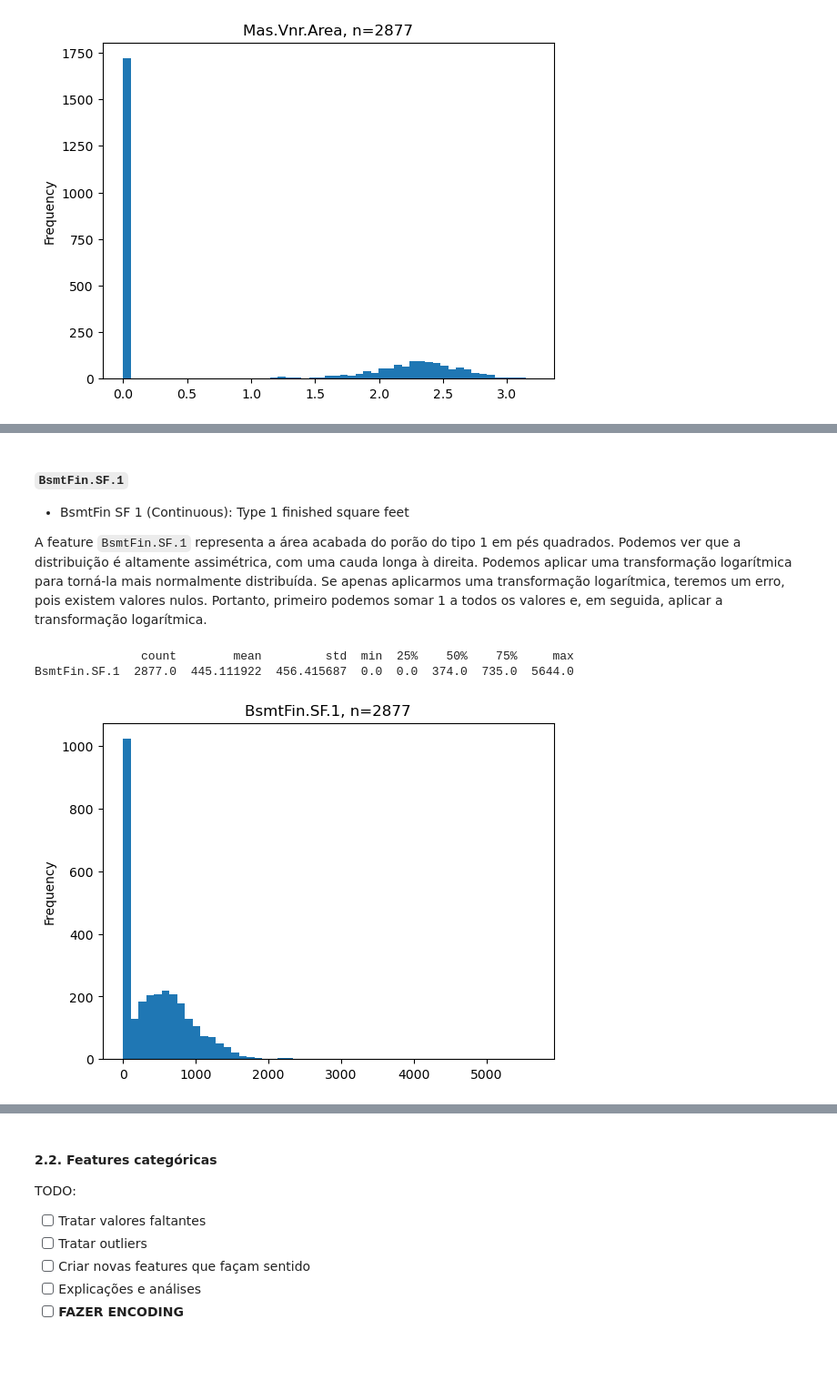
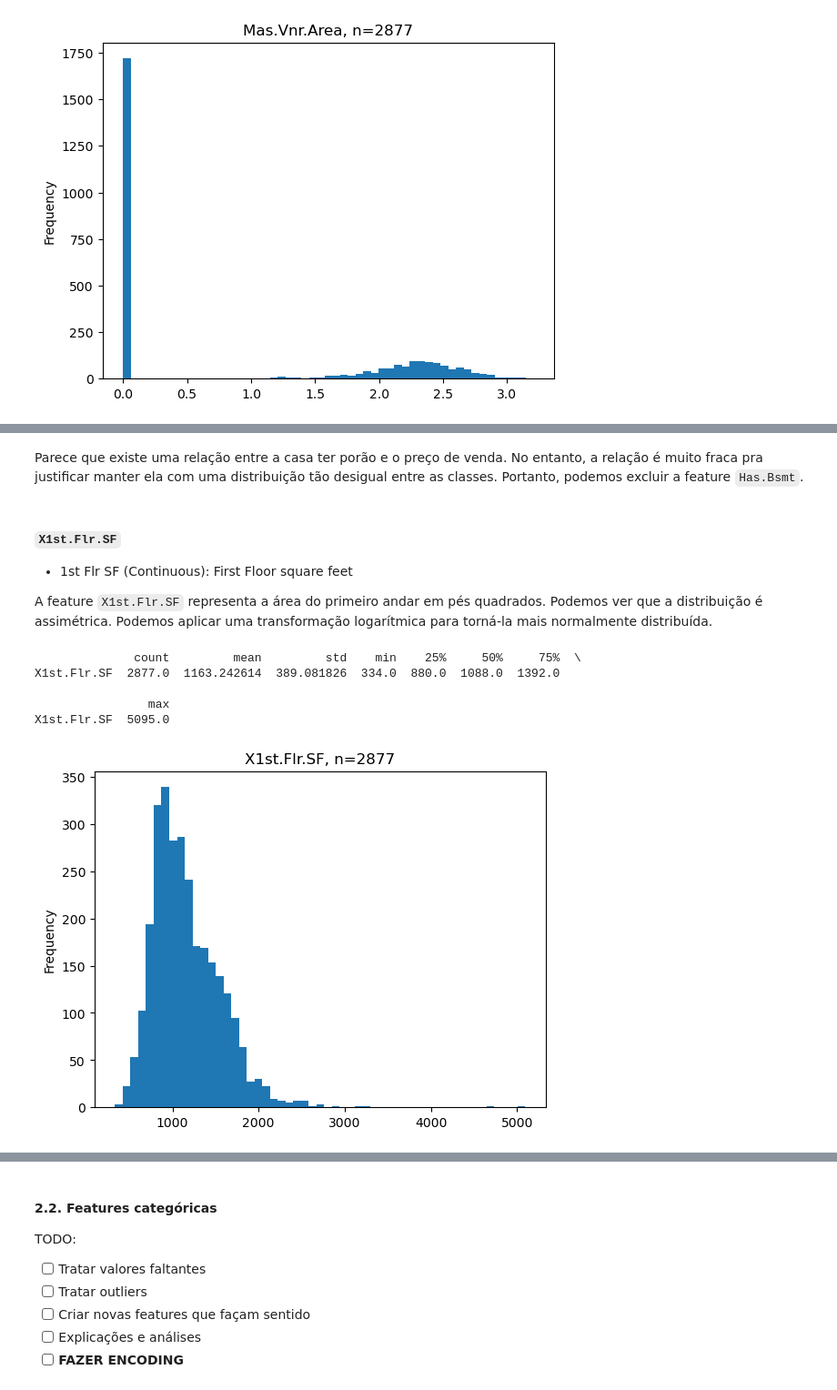
Before and after one commit to ArthurCisotto/Projeto1_MachineLearning_23.2, a Jupyter notebook: notebooks/04_projeto.ipynb, the cells around one changed output, grey strips where cells are left out. Shown at 91% size. Cells and saved outputs as stored; diff of their text form; code cells hidden in the pictures; blank space fills up the shorter version.

```diff
--- a/notebooks/04_projeto.ipynb
+++ b/notebooks/04_projeto.ipynb
@@ -147,0 +199,2 @@ Mas.Vnr.Area  2877.0  0.916184  1.141249  0.0  0.0  0.0  2.222716  3.204391
+# %%
+model_data.drop(['BsmtFin.SF.1', 'BsmtFin.SF.2', 'Bsmt.Unf.SF'], axis=1, inplace=True)
@@ -147,0 +210,3 @@ Mas.Vnr.Area  2877.0  0.916184  1.141249  0.0  0.0  0.0  2.222716  3.204391
+# %%
+model_data['Total.Bsmt.SF'] = model_data['Total.Bsmt.SF'].apply(lambda x: np.log10(x+1))
+plot_numericals(model_data, ['Total.Bsmt.SF'])
@@ -147,0 +222,4 @@ Mas.Vnr.Area  2877.0  0.916184  1.141249  0.0  0.0  0.0  2.222716  3.204391
+# %%
+model_data['Has.Bsmt'] = model_data['Total.Bsmt.SF'].apply(lambda x: 1 if x > 0 else 0)
+model_data['Has.Bsmt'] = model_data['Has.Bsmt'].astype('category')
+model_data['Has.Bsmt'].value_counts()
@@ -148,11 +240,18 @@ Mas.Vnr.Area  2877.0  0.916184  1.141249  0.0  0.0  0.0  2.222716  3.204391
+# %% [markdown]
+Parece que existe uma relação entre a casa ter porão e o preço de venda. No entanto, a relação é muito fraca pra justificar manter ela com uma distribuição tão desigual entre as classes. Portanto, podemos excluir a feature `Has.Bsmt`.
+# %%
+model_data.drop('Has.Bsmt', axis=1, inplace=True)
 # %% [markdown]
-#### `BsmtFin.SF.1`
-- BsmtFin SF 1 (Continuous): Type 1 finished square feet
+#### `X1st.Flr.SF`
+- 1st Flr SF (Continuous): First Floor square feet
 
-A feature `BsmtFin.SF.1` representa a área acabada do porão do tipo 1 em pés quadrados. Podemos ver que a distribuição é altamente assimétrica, com uma cauda longa à direita. Podemos aplicar uma transformação logarítmica para torná-la mais normalmente distribuída. Se apenas aplicarmos uma transformação logarítmica, teremos um erro, pois existem valores nulos. Portanto, primeiro podemos somar 1 a todos os valores e, em seguida, aplicar a transformação logarítmica.
+A feature `X1st.Flr.SF` representa a área do primeiro andar em pés quadrados. Podemos ver que a distribuição é assimétrica. Podemos aplicar uma transformação logarítmica para torná-la mais normalmente distribuída.
 # %%
-plot_numericals(model_data, ['BsmtFin.SF.1'])
+plot_numericals(model_data, ['X1st.Flr.SF'])
 # %% [output]
-               count        mean         std  min  25%    50%    75%     max
-BsmtFin.SF.1  2877.0  445.111922  456.415687  0.0  0.0  374.0  735.0  5644.0
+              count         mean         std    min    25%     50%     75%  \
+X1st.Flr.SF  2877.0  1163.242614  389.081826  334.0  880.0  1088.0  1392.0
+
+                max
+X1st.Flr.SF  5095.0
-[figure, old version]
+[figure, new version]
```
Also changed, not shown: parts of 89 cells of this notebook.
